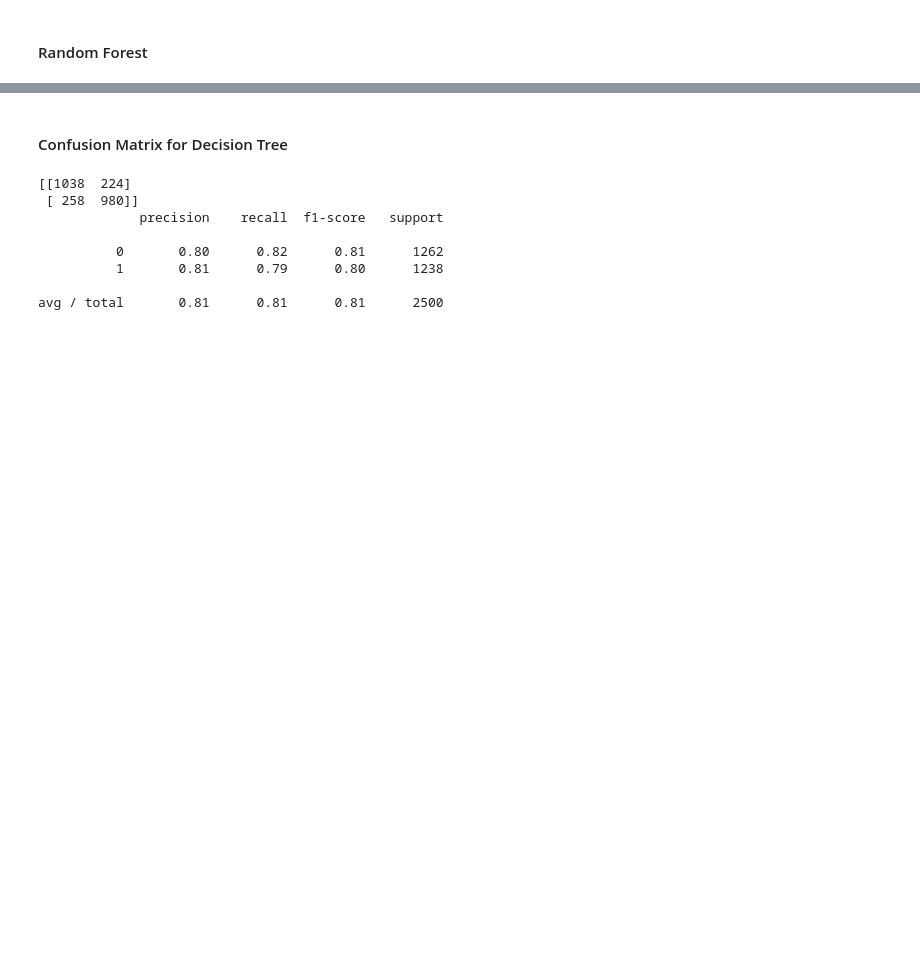
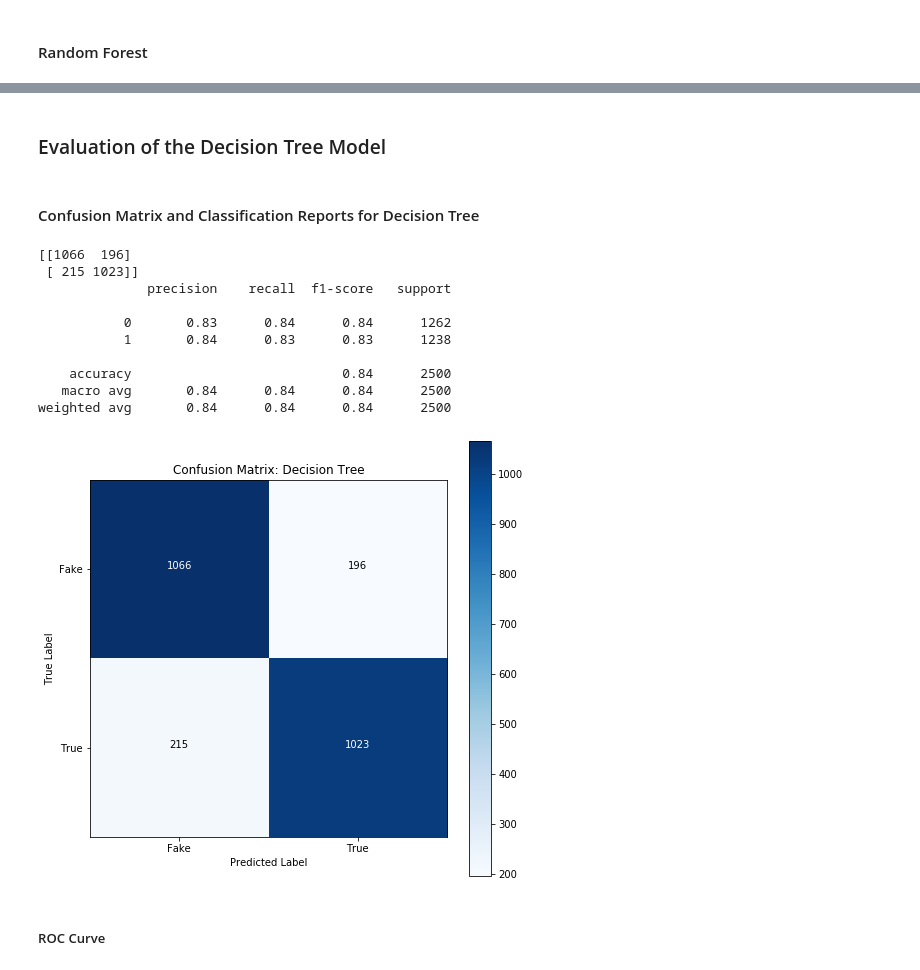
Before and after one commit to saadusmanch/Fake-News-Detection, a Jupyter notebook: Machine Learning/machine_learning.ipynb, the cells around one changed output, grey strips where cells are left out. Cells and saved outputs as stored; diff of their text form; code cells hidden in the pictures; blank space fills up the shorter version.

Commit message:
Added tests and changed few files

```diff
--- a/Machine Learning/machine_learning.ipynb
+++ b/Machine Learning/machine_learning.ipynb
@@ -68,7 +65,7 @@ Accuracy of Logistic regression classifier on test set: 0.76
 # %%
 from sklearn import svm
 from sklearn.tree import DecisionTreeClassifier
-clf = DecisionTreeClassifier().fit(X_train, y_train)
+clf = DecisionTreeClassifier(max_depth=3).fit(X_train, y_train)
 print('Accuracy of Decision Tree classifier on training set: {:.2f}'
      .format(clf.score(X_train, y_train)))
 print('Accuracy of Decision Tree classifier on test set: {:.2f}'
@@ -132,17 +129,59 @@ Accuracy of RF classifier on test set: 0.76
+# %% [markdown]
+### Evaluation of the Decision Tree Model
 # %% [markdown]
-#### Confusion Matrix for Decision Tree
+#### Confusion Matrix and Classification Reports for Decision Tree
 # %%
 from sklearn.metrics import classification_report
 from sklearn.metrics import confusion_matrix
+import itertools
+import matplotlib.pyplot as plt
 pred = clf.predict(X_test)
 print(confusion_matrix(y_test, pred))
 print(classification_report(y_test, pred))
 # %% [output]
-[[1038  224]
- [ 258  980]]
-             precision    recall  f1-score   support
+[[1066  196]
+ [ 215 1023]]
+              precision    recall  f1-score   support
 
-          0       0.80      0.82      0.81      1262
-          1       0.81      0.79      0.80      1238
+           0       0.83      0.84      0.84      1262
+           1       0.84      0.83      0.83      1238
 
-avg / total       0.81      0.81      0.81      2500
+    accuracy                           0.84      2500
+   macro avg       0.84      0.84      0.84      2500
+weighted avg       0.84      0.84      0.84      2500
+# %%
+# To improve the look of confusion matrix the following code was adapted.
+# https://medium.com/swlh/how-to-code-and-evaluate-of-decision-trees-2d94093b3c1a
+def create_matrix(y_test, y_pred, class_names=None, model_name=None):
+    fig, ax = plt.subplots(figsize=(8,8))
+    cf = confusion_matrix(y_test, y_pred)
+    plt.imshow(cf, cmap=plt.cm.Blues)
+    if model_name:
+        plt.title("Confusion Matrix: {}".format(model_name))
+    else:
+        plt.title("Confusion Matrix")
+    plt.ylabel("True Label")
+    plt.xlabel("Predicted Label")
+
+    if class_names:
+        tick_marks = np.arange(len(class_names))
+        plt.xticks(tick_marks, class_names)
+        plt.yticks(tick_marks, class_names)
+    else:
+        class_names = set(y_true)
+        tick_marks = np.arange(len(class_names))
+        plt.xticks(tick_marks, class_names)
+        plt.yticks(tick_marks, class_names)
+    thresh = cf.max() / 2.0
+    for i, j in itertools.product(range(cf.shape[0]), range(cf.shape[1])):
+        plt.text(j, i, cf[i, j],
+            horizontalalignment="center",
+            color="white" if cf[i, j] > thresh else "black",)
+    plt.colorbar()
+# %%
+create_matrix(y_test, pred, ['Fake', 'True'], "Decision Tree")
+plt.show()
+# %% [output]
+[figure, added]
+# %% [markdown]
+##### ROC Curve
```
Also changed, not shown: parts of 26 cells of this notebook, 9 other files.
